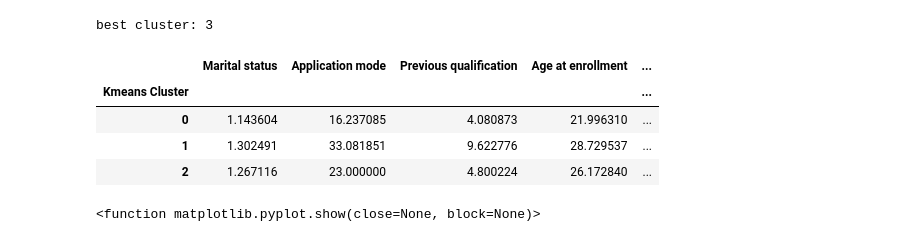
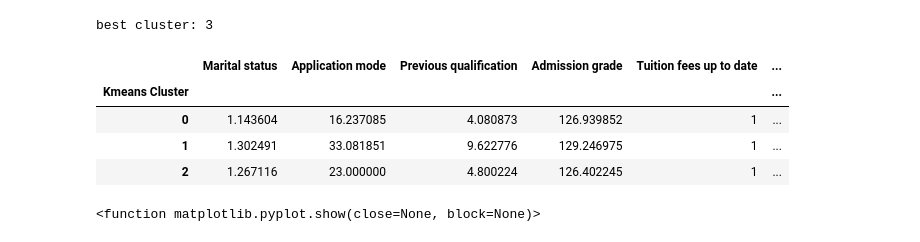
Before and after one commit to Keipatr/student-prediction-analysis, a Jupyter notebook: ALP_DATMIN_Kamis.ipynb, the cells around one changed output. Drawn from its saved outputs; the diff is of its cells as text; code cells hidden in the pictures.

```diff
--- a/ALP_DATMIN_Kamis.ipynb
+++ b/ALP_DATMIN_Kamis.ipynb
@@ -221,22 +240,27 @@ df['Kmeans Cluster'] = best_kmeans.labels_
 # %%
 aggregation_dict = {
     'Marital status': 'mean',
     'Application mode': 'mean',
     'Previous qualification': 'mean',
+    'Admission grade': 'mean',
+    'Tuition fees up to date': lambda x: x.mode().iloc[0],
+    'Scholarship holder': lambda x: x.mode().iloc[0],
     'Age at enrollment': 'mean',
+    'Curricular units 1st sem (approved)': 'mean',
     'Curricular units 1st sem (grade)': 'mean',
+    'Curricular units 2nd sem (approved)': 'mean',
     'Curricular units 2nd sem (grade)': 'mean',
     'GDP': 'mean',
     'Target': lambda x: x.mode().iloc[0]
 }
 cluster_summary = df.groupby('Kmeans Cluster').agg(aggregation_dict)
 cluster_summary
 # %% [output]
-|  | Marital status | Application mode | Previous qualification | Age at enrollment | ... |
-| Kmeans Cluster |  |  |  |  | ... |
-| 0 | 1.143604 | 16.237085 | 4.080873 | 21.996310 | ... |
-| 1 | 1.302491 | 33.081851 | 9.622776 | 28.729537 | ... |
-| 2 | 1.267116 | 23.000000 | 4.800224 | 26.172840 | ... |
+|  | Marital status | Application mode | Previous qualification | Admission grade | Tuition fees up to date | ... |
+| Kmeans Cluster |  |  |  |  |  | ... |
+| 0 | 1.143604 | 16.237085 | 4.080873 | 126.939852 | 1 | ... |
+| 1 | 1.302491 | 33.081851 | 9.622776 | 129.246975 | 1 | ... |
+| 2 | 1.267116 | 23.000000 | 4.800224 | 126.402245 | 1 | ... |
 # %%
 dist_matrix = sch.linkage(df_scaled, method='complete')
 dn = sch.dendrogram(dist_matrix)
```
Also changed, not shown: parts of 4 cells of this notebook.
